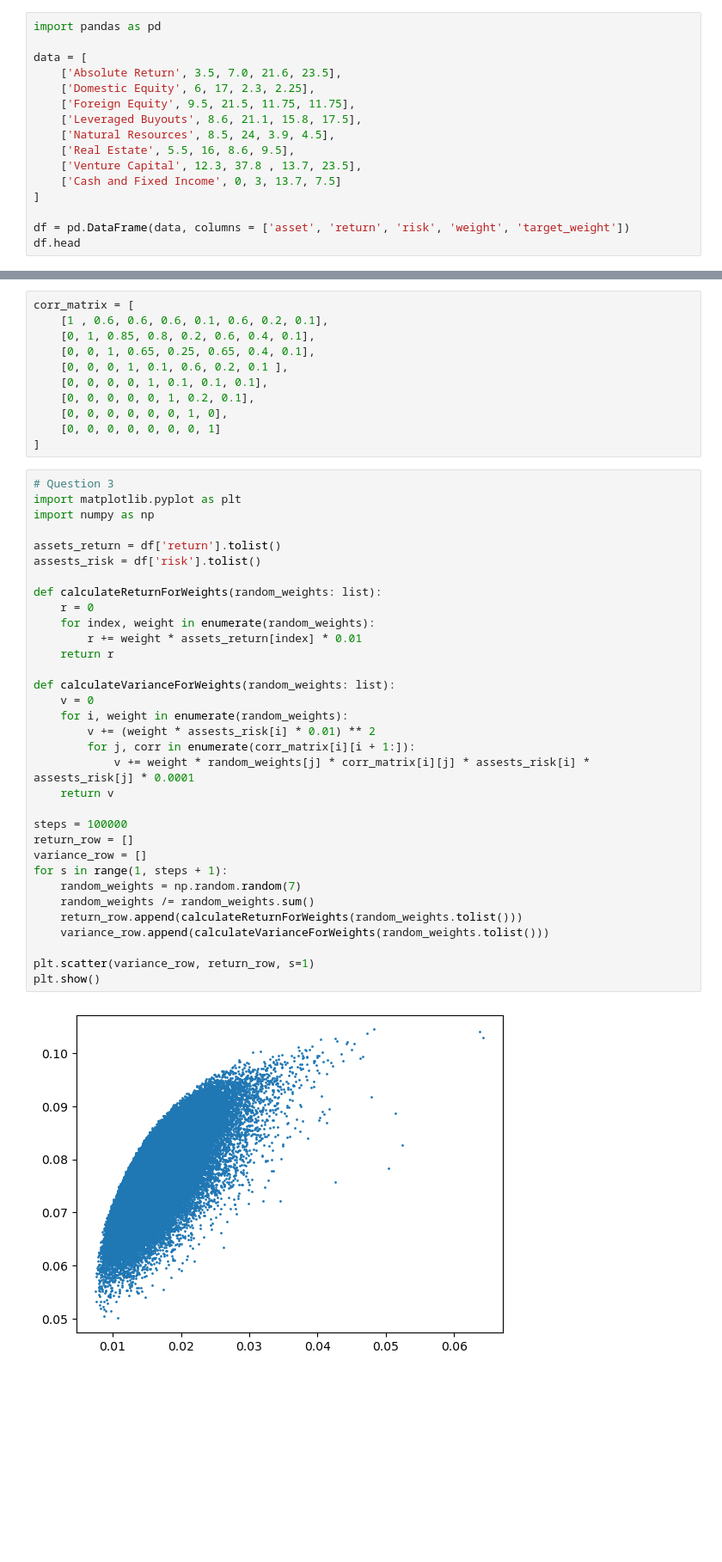
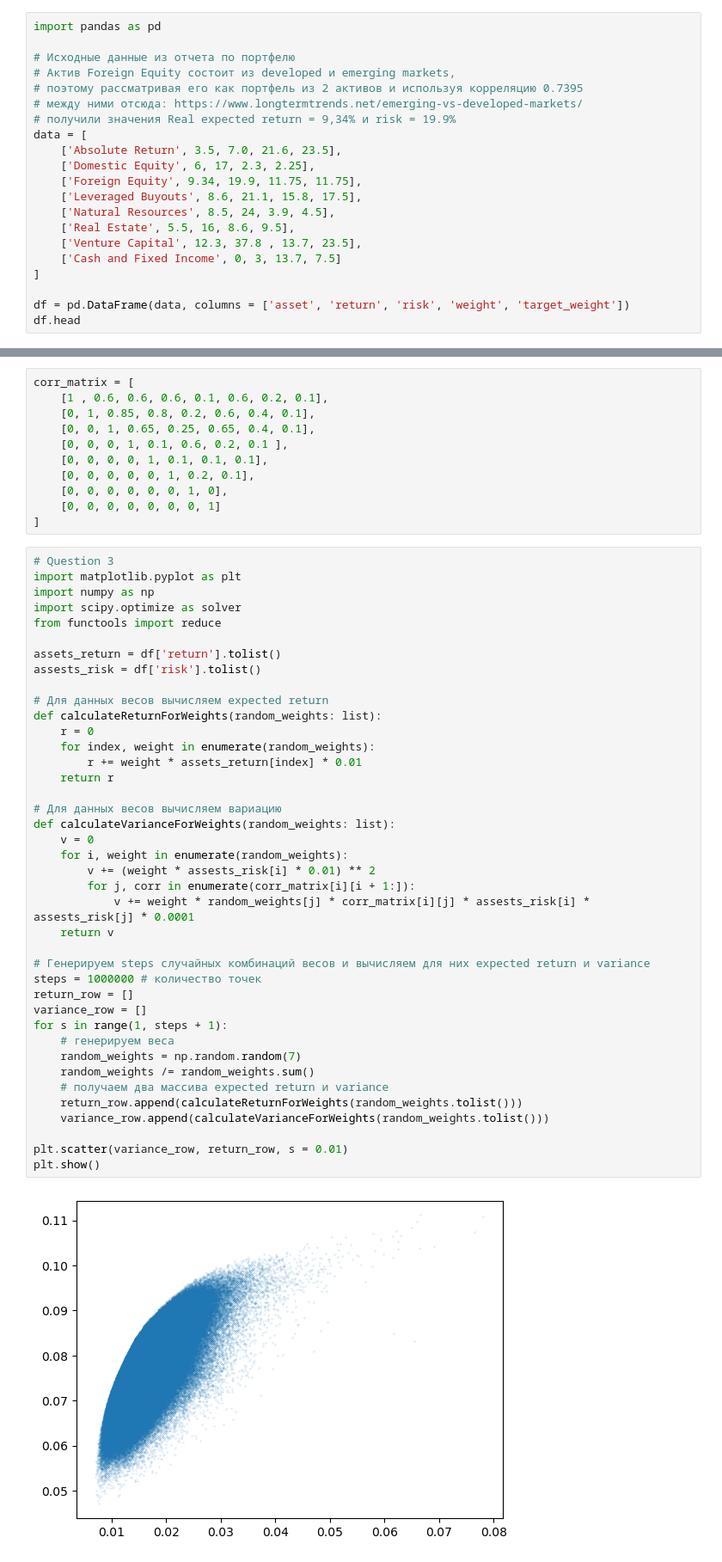
Before and after one commit to antonsharapov1/inv, a Jupyter notebook: Untitled-1.ipynb, the cells around one changed output, grey strips where cells are left out. Shown at 86% size. Cells and saved outputs as stored; diff of their text form; blank space fills up the shorter version.

```diff
--- a/Untitled-1.ipynb
+++ b/Untitled-1.ipynb
@@ -1,10 +1,15 @@
 # %%
 import pandas as pd
 
+# Исходные данные из отчета по портфелю
+# Актив Foreign Equity состоит из developed и emerging markets,
+# поэтому рассматривая его как портфель из 2 активов и используя корреляцию 0.7395
+# между ними отсюда: https://www.longtermtrends.net/emerging-vs-developed-markets/
+# получили значения Real expected return = 9,34% и risk = 19.9%
 data = [
     ['Absolute Return', 3.5, 7.0, 21.6, 23.5],
     ['Domestic Equity', 6, 17, 2.3, 2.25],
-    ['Foreign Equity', 9.5, 21.5, 11.75, 11.75],
+    ['Foreign Equity', 9.34, 19.9, 11.75, 11.75],
     ['Leveraged Buyouts', 8.6, 21.1, 15.8, 17.5],
     ['Natural Resources', 8.5, 24, 3.9, 4.5],
     ['Real Estate', 5.5, 16, 8.6, 9.5],
@@ -51,34 +56,41 @@ corr_matrix = [
 # Question 3
 import matplotlib.pyplot as plt
 import numpy as np
+import scipy.optimize as solver
+from functools import reduce
 
 assets_return = df['return'].tolist()
 assests_risk = df['risk'].tolist()
 
+# Для данных весов вычисляем expected return
 def calculateReturnForWeights(random_weights: list):
     r = 0
     for index, weight in enumerate(random_weights):
         r += weight * assets_return[index] * 0.01
     return r
 
+# Для данных весов вычисляем вариацию
 def calculateVarianceForWeights(random_weights: list):
     v = 0
     for i, weight in enumerate(random_weights):
         v += (weight * assests_risk[i] * 0.01) ** 2
         for j, corr in enumerate(corr_matrix[i][i + 1:]):
             v += weight * random_weights[j] * corr_matrix[i][j] * assests_risk[i] * assests_risk[j] * 0.0001
     return v
 
-steps = 100000
+# Генерируем steps случайных комбинаций весов и вычисляем для них expected return и variance
+steps = 1000000 # количество точек
 return_row = []
 variance_row = []
 for s in range(1, steps + 1):
+    # генерируем веса
     random_weights = np.random.random(7)
     random_weights /= random_weights.sum()
+    # получаем два массива expected return и variance
     return_row.append(calculateReturnForWeights(random_weights.tolist()))
     variance_row.append(calculateVarianceForWeights(random_weights.tolist()))
 
-plt.scatter(variance_row, return_row, s=1)
+plt.scatter(variance_row, return_row, s = 0.01)
 plt.show()
 # %% [output]
-[figure, old version]
+[figure, new version]
```
Also changed, not shown: parts of 4 cells of this notebook.
